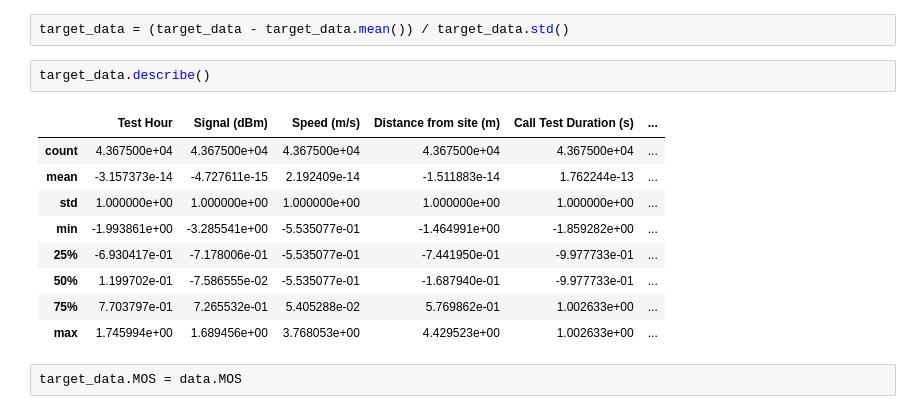
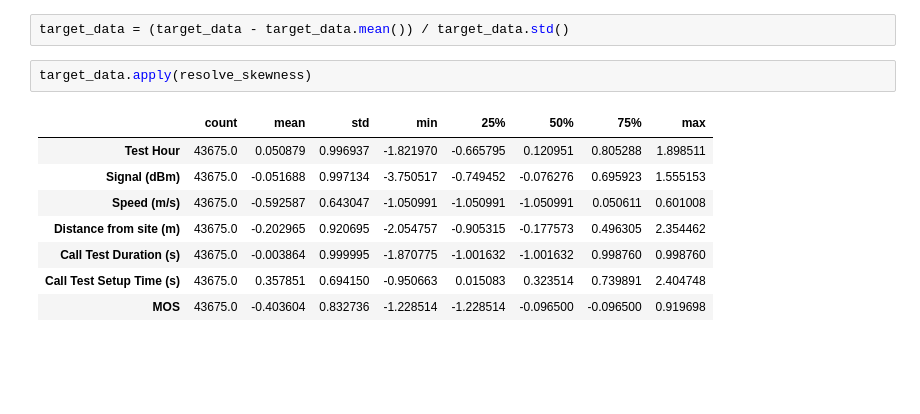
Before and after one commit to ezequiasjunior/ica2019.2, a Jupyter notebook: Homework03/hw03.ipynb, the cells around one changed output. Saved outputs shown, nothing was run; the diff lists cells and outputs as text; blank space fills up the shorter version.

Commit message:
resolve skewness

```diff
--- a/Homework03/hw03.ipynb
+++ b/Homework03/hw03.ipynb
@@ -112,20 +113,17 @@ fig.delaxes(ax[7])
 [figure]
 # %%
 target_data = (target_data - target_data.mean()) / target_data.std()
-# %%
-target_data.describe()
-# %% [output]
-|  | Test Hour | Signal (dBm) | Speed (m/s) | Distance from site (m) | Call Test Duration (s) | ... |
-| count | 4.367500e+04 | 4.367500e+04 | 4.367500e+04 | 4.367500e+04 | 4.367500e+04 | ... |
-| mean | -3.157373e-14 | -4.727611e-15 | 2.192409e-14 | -1.511883e-14 | 1.762244e-13 | ... |
-| std | 1.000000e+00 | 1.000000e+00 | 1.000000e+00 | 1.000000e+00 | 1.000000e+00 | ... |
-| min | -1.993861e+00 | -3.285541e+00 | -5.535077e-01 | -1.464991e+00 | -1.859282e+00 | ... |
-| 25% | -6.930417e-01 | -7.178006e-01 | -5.535077e-01 | -7.441950e-01 | -9.977733e-01 | ... |
-| 50% | 1.199702e-01 | -7.586555e-02 | -5.535077e-01 | -1.687940e-01 | -9.977733e-01 | ... |
-| 75% | 7.703797e-01 | 7.265532e-01 | 5.405288e-02 | 5.769862e-01 | 1.002633e+00 | ... |
-| max | 1.745994e+00 | 1.689456e+00 | 3.768053e+00 | 4.429523e+00 | 1.002633e+00 | ... |
-# %%
-target_data.MOS = data.MOS
+# %%
+target_data.apply(resolve_skewness)
+# %% [output]
+|  | count | mean | std | min | 25% | 50% | 75% | max |
+| Test Hour | 43675.0 | 0.050879 | 0.996937 | -1.821970 | -0.665795 | 0.120951 | 0.805288 | 1.898511 |
+| Signal (dBm) | 43675.0 | -0.051688 | 0.997134 | -3.750517 | -0.749452 | -0.076276 | 0.695923 | 1.555153 |
+| Speed (m/s) | 43675.0 | -0.592587 | 0.643047 | -1.050991 | -1.050991 | -1.050991 | 0.050611 | 0.601008 |
+| Distance from site (m) | 43675.0 | -0.202965 | 0.920695 | -2.054757 | -0.905315 | -0.177573 | 0.496305 | 2.354462 |
+| Call Test Duration (s) | 43675.0 | -0.003864 | 0.999995 | -1.870775 | -1.001632 | -1.001632 | 0.998760 | 0.998760 |
+| Call Test Setup Time (s) | 43675.0 | 0.357851 | 0.694150 | -0.950663 | 0.015083 | 0.323514 | 0.739891 | 2.404748 |
+| MOS | 43675.0 | -0.403604 | 0.832736 | -1.228514 | -1.228514 | -0.096500 | -0.096500 | 0.919698 |
 # %%
 target_data.describe().T
 # %% [output]
```
Also changed, not shown: parts of 8 cells of this notebook, 2 other files.
